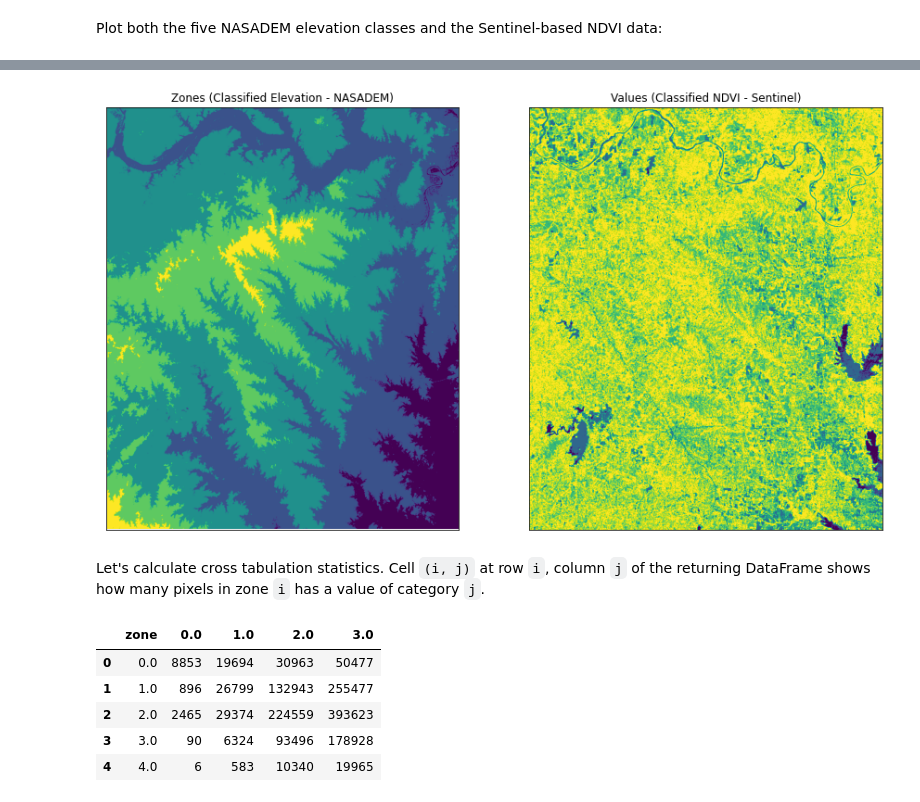
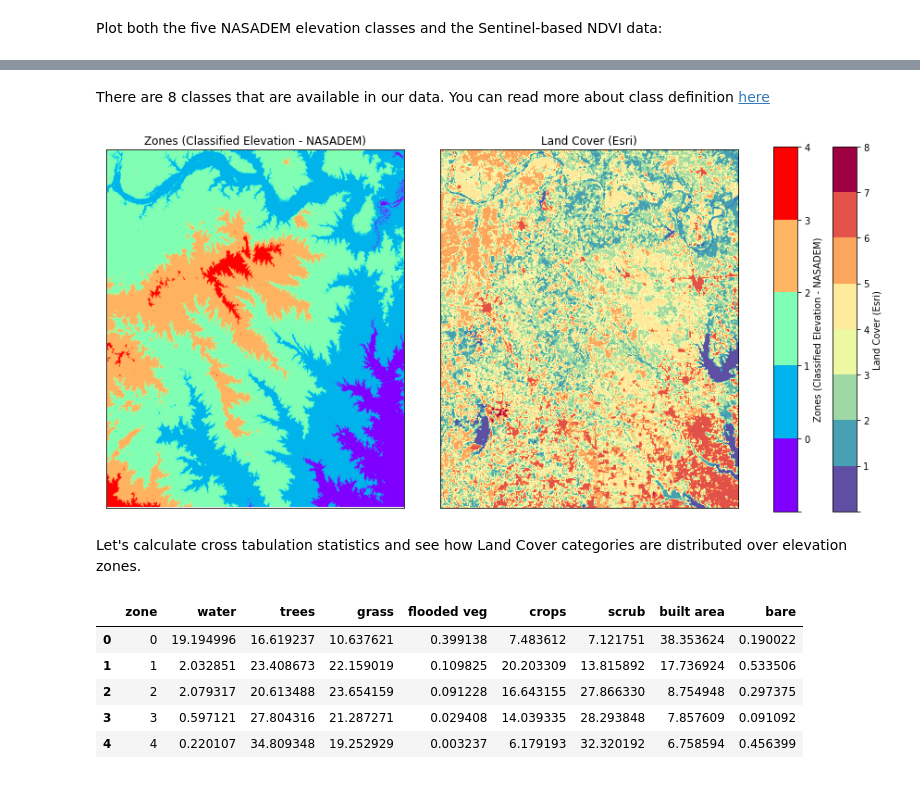
Before and after one commit to makepath/xarray-spatial, a Jupyter notebook: examples/zonal_stats.ipynb, the cells around one changed output, grey strips where cells are left out. Drawn from its saved outputs; the diff is of its cells as text; code cells hidden in the pictures.

```diff
--- a/examples/zonal_stats.ipynb
+++ b/examples/zonal_stats.ipynb
@@ -128,0 +144,17 @@ sentinel_data.spec, sentinel_data.shape
+# %%
+landcover_data = (
+    stackstac.stack(
+        io_lulc_items,
+        resolution=nasadem_data.resolution,  # resample to Nasadem data resolution
+        epsg=nasadem_data.spec.epsg,  # reporoject to CRS of Nasadem data
+        bounds=nasadem_data.spec.bounds,  # set bounds to match Nasadem data
+        assets=["data"],
+    )
+    .median(dim="time", keep_attrs=True)
+    .sel(band="data")  # data band
+    .persist()
+)
+
+landcover_data.name = "Land Cover (Esri)"
+
+landcover_data.spec, landcover_data.shape
@@ -236,6 +296,10 @@ You'll use the same NASADEM elevation zone data as above. For the categorical va
 # %%
-categorical_ndvi = equal_interval(
-    ndvi_values,
-    k=4,
-    name='Values (Classified NDVI - Sentinel)'
-)
+# name of land cover classes
+class_names = landcover_data.coords["label:classes"].item()["classes"]
+
+# classes that are available in our data
+landcover_data_classes = {
+    i: class_names[int(i)] for i in np.unique(landcover_data.data).compute()
+}
+
+landcover_data_classes
@@ -242,23 +315,31 @@ categorical_ndvi = equal_interval(
+# %% [markdown]
+There are 8 classes that are available in our data. You can read more about class definition [here](https://www.arcgis.com/home/item.html?id=d6642f8a4f6d4685a24ae2dc0c73d4ac)
 # %%
 plot_imgs(
-    imgs=[quantile_zones, categorical_ndvi],
-    titles=[quantile_zones.name, categorical_ndvi.name]
+    imgs=[quantile_zones, landcover_data],
+    cmaps=['rainbow', 'Spectral_r'],
+    cats=[[0, 1, 2, 3, 4], [1, 2, 3, 4, 5, 6, 7, 8]],
+    figsize=(12, 6)
 )
 # %% [output]
-[figure, old version]
+[figure, new version]
 # %% [markdown]
-Let's calculate cross tabulation statistics. Cell `(i, j)` at row `i`, column `j` of the returning DataFrame shows how many pixels in zone `i` has a value of category `j`.
+Let's calculate cross tabulation statistics and see how Land Cover categories are distributed over elevation zones.
-# %%
-crosstab_ndvi = zonal_crosstab(
-    zones=quantile_zones,
-    values=categorical_ndvi
-)
-
-crosstab_ndvi.compute()
-# %% [output]
-|  | zone | 0.0 | 1.0 | 2.0 | 3.0 |
-| 0 | 0.0 | 8853 | 19694 | 30963 | 50477 |
-| 1 | 1.0 | 896 | 26799 | 132943 | 255477 |
-| 2 | 2.0 | 2465 | 29374 | 224559 | 393623 |
-| 3 | 3.0 | 90 | 6324 | 93496 | 178928 |
-| 4 | 4.0 | 6 | 583 | 10340 | 19965 |
+# %%
+crosstab_elev_landcover = zonal_crosstab(
+    zones=quantile_zones,
+    values=landcover_data,
+    agg='percentage'
+)
+
+# rename the columns to match Land Cover class definition
+crosstab_elev_landcover.columns = ['zone', *landcover_data_classes.values()]
+
+crosstab_elev_landcover.compute()
+# %% [output]
+|  | zone | water | trees | grass | flooded veg | crops | scrub | built area | bare |
+| 0 | 0 | 19.194996 | 16.619237 | 10.637621 | 0.399138 | 7.483612 | 7.121751 | 38.353624 | 0.190022 |
+| 1 | 1 | 2.032851 | 23.408673 | 22.159019 | 0.109825 | 20.203309 | 13.815892 | 17.736924 | 0.533506 |
+| 2 | 2 | 2.079317 | 20.613488 | 23.654159 | 0.091228 | 16.643155 | 27.866330 | 8.754948 | 0.297375 |
+| 3 | 3 | 0.597121 | 27.804316 | 21.287271 | 0.029408 | 14.039335 | 28.293848 | 7.857609 | 0.091092 |
+| 4 | 4 | 0.220107 | 34.809348 | 19.252929 | 0.003237 | 6.179193 | 32.320192 | 6.758594 | 0.456399 |
```
Also changed, not shown: parts of 16 cells of this notebook.
